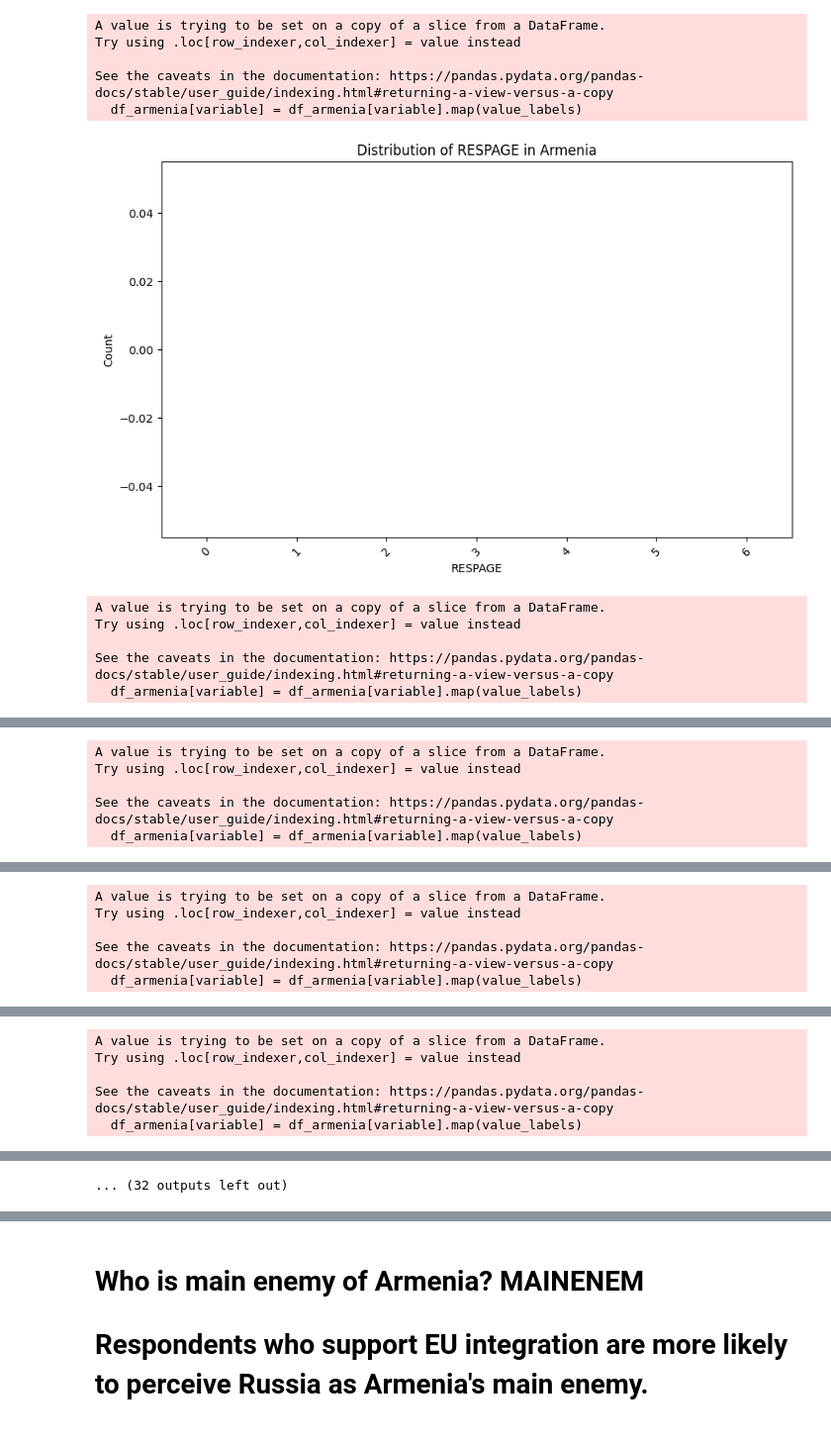
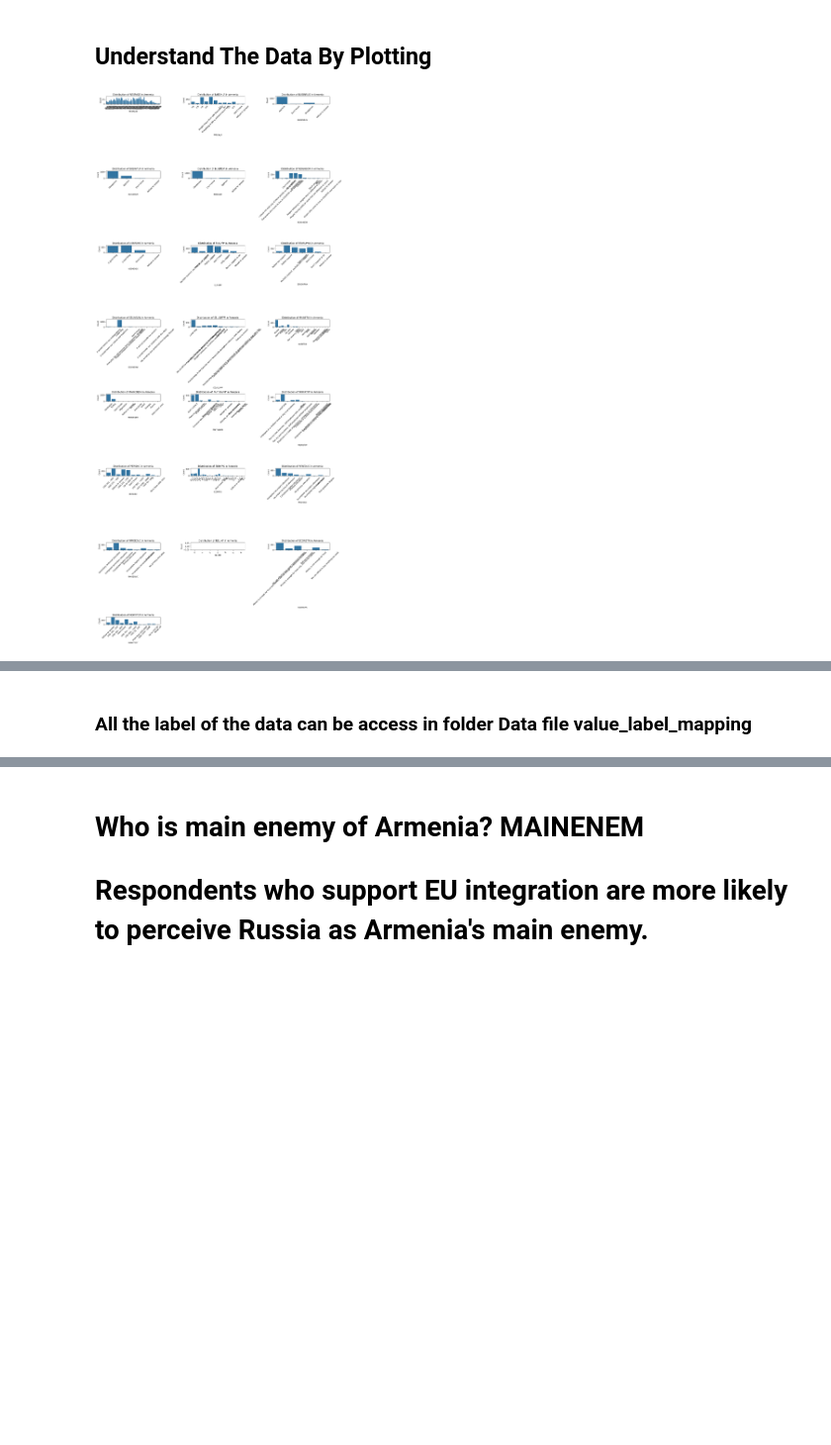
Before and after one commit to endrudaud/PYTHONDATAIES_ArmeniaDataAnalytics, a Jupyter notebook: hyphotesis.ipynb, the cells around one changed output, grey strips where cells are left out. Shown at 99% size. Drawn from its saved outputs; the diff is of its cells as text; code cells hidden in the pictures; blank space fills up the shorter version.

Commit message:
Adding variable plotting and label printing

```diff
--- a/hyphotesis.ipynb
+++ b/hyphotesis.ipynb
@@ -3,53 +43,61 @@
+# %% [markdown]
+## Understand The Data By Plotting
 # %%
 import pandas as pd
 import pyreadstat
 import seaborn as sns
 import matplotlib.pyplot as plt
 
 # Load the dataset with metadata
 file_path = "./CAUCASUS BAROMETER/cb2019_CB_2019_Regional_25.06.2020.sav"
 df, meta = pyreadstat.read_sav(file_path, encoding='UTF-8', disable_datetime_conversion=True)
 
 # Map COUNTRY values to their corresponding labels using the metadata
 country_labels = meta.value_labels.get(meta.variable_to_label.get('COUNTRY'), {})
 df['COUNTRY'] = df['COUNTRY'].map(country_labels)
 
 # Filter the dataset to include only Armenia data
-df_armenia = df[df['COUNTRY'] == 'Armenia']
+df_armenia = df[df['COUNTRY'] == 'Armenia'].copy()  # Use .copy() to avoid chained assignment
 
 # List of variables to plot
 variables_to_plot = [
     'RESPAGE', 'FATEINLF','BUSINRUS','BUSINTUR', 'BUSINGA', 'NEIGHBOR',
     'USSRDISS', 'EUSUPP', 'EEUSUPNA', 'EEUNSUW', 'EEUSUPW', 'MAINFRN',
     'MAINENEM', 'PARTYSUPP', 'WORKTYP', 'PERSINC', 'EDUYRS', 'RFAEDUC',
     'RMOEDUC', 'RELIMP', 'ECONSTN', 'MONYTOT'
 ]
 
+# Set up the plot grid
+num_plots = len(variables_to_plot)
+num_cols = 3
+num_rows = (num_plots + num_cols - 1) // num_cols
+
+fig, axes = plt.subplots(num_rows, num_cols, figsize=(18, 5 * num_rows))
+axes = axes.flatten()  # Flatten the axes array for easy indexing
+
 # Loop through each variable and create a plot
-for variable in variables_to_plot:
-    plt.figure(figsize=(10, 6))
+for i, variable in enumerate(variables_to_plot):
+    # Copy the column to avoid modifying the original DataFrame
+    df_armenia[variable + '_mapped'] = df_armenia[variable]
 
-    # If the variable has value labels, map them
+    # If the variable has value labels, selectively map them
     if variable in meta.variable_to_label:
         value_labels = meta.value_labels.get(meta.variable_to_label[variable], {})
-        df_armenia[variable] = df_armenia[variable].map(value_labels)
+        # Map only specific values that have a label, keep numeric values intact
+        df_armenia[variable + '_mapped'] = df_armenia[variable].apply(lambda x: value_labels.get(x, x))
 
-    # Plot the distribution of the variable
-    sns.countplot(data=df_armenia, x=variable, order=df_armenia[variable].value_counts().index)
-    plt.title(f'Distribution of {variable} in Armenia')
-    plt.xlabel(variable)
-    plt.ylabel('Count')
-    plt.xticks(rotation=45)  # Rotate x labels for better readability
-    plt.show()
+    # Plot the distribution of the variable without ordering
+    sns.countplot(data=df_armenia, x=variable + '_mapped', ax=axes[i])
+    axes[i].set_title(f'Distribution of {variable} in Armenia')
+    axes[i].set_xlabel(variable)
+    axes[i].set_ylabel('Count')
+    axes[i].tick_params(axis='x', rotation=45)
+
+# Remove any empty subplots
+for j in range(i + 1, num_rows * num_cols):
+    fig.delaxes(axes[j])
+
+plt.tight_layout()
+plt.show()
 # %% [output]
-A value is trying to be set on a copy of a slice from a DataFrame.
-Try using .loc[row_indexer,col_indexer] = value instead
-
-See the caveats in the documentation: https://pandas.pydata.org/pandas-docs/stable/user_guide/indexing.html#returning-a-view-versus-a-copy
-  df_armenia[variable] = df_armenia[variable].map(value_labels)
-[figure, old version]
+[figure, new version]
-A value is trying to be set on a copy of a slice from a DataFrame.
-Try using .loc[row_indexer,col_indexer] = value instead
-
-See the caveats in the documentation: https://pandas.pydata.org/pandas-docs/stable/user_guide/indexing.html#returning-a-view-versus-a-copy
-  df_armenia[variable] = df_armenia[variable].map(value_labels)
@@ -57,5 +103,0 @@ See the caveats in the documentation: https://pandas.pydata.org/pandas-docs/stab
-A value is trying to be set on a copy of a slice from a DataFrame.
-Try using .loc[row_indexer,col_indexer] = value instead
-
-See the caveats in the documentation: https://pandas.pydata.org/pandas-docs/stable/user_guide/indexing.html#returning-a-view-versus-a-copy
-  df_armenia[variable] = df_armenia[variable].map(value_labels)
@@ -63,5 +103,0 @@ See the caveats in the documentation: https://pandas.pydata.org/pandas-docs/stab
-A value is trying to be set on a copy of a slice from a DataFrame.
-Try using .loc[row_indexer,col_indexer] = value instead
-
-See the caveats in the documentation: https://pandas.pydata.org/pandas-docs/stable/user_guide/indexing.html#returning-a-view-versus-a-copy
-  df_armenia[variable] = df_armenia[variable].map(value_labels)
@@ -69,5 +103,0 @@ See the caveats in the documentation: https://pandas.pydata.org/pandas-docs/stab
-A value is trying to be set on a copy of a slice from a DataFrame.
-Try using .loc[row_indexer,col_indexer] = value instead
-
-See the caveats in the documentation: https://pandas.pydata.org/pandas-docs/stable/user_guide/indexing.html#returning-a-view-versus-a-copy
-  df_armenia[variable] = df_armenia[variable].map(value_labels)
@@ -81 +104,2 @@ See the caveats in the documentation: https://pandas.pydata.org/pandas-docs/stab
-... (32 outputs left out)
+# %% [markdown]
+### All the label of the data can be access in folder Data file value_label_mapping
```
Also changed, not shown: parts of 7 cells of this notebook, 2 other files.
